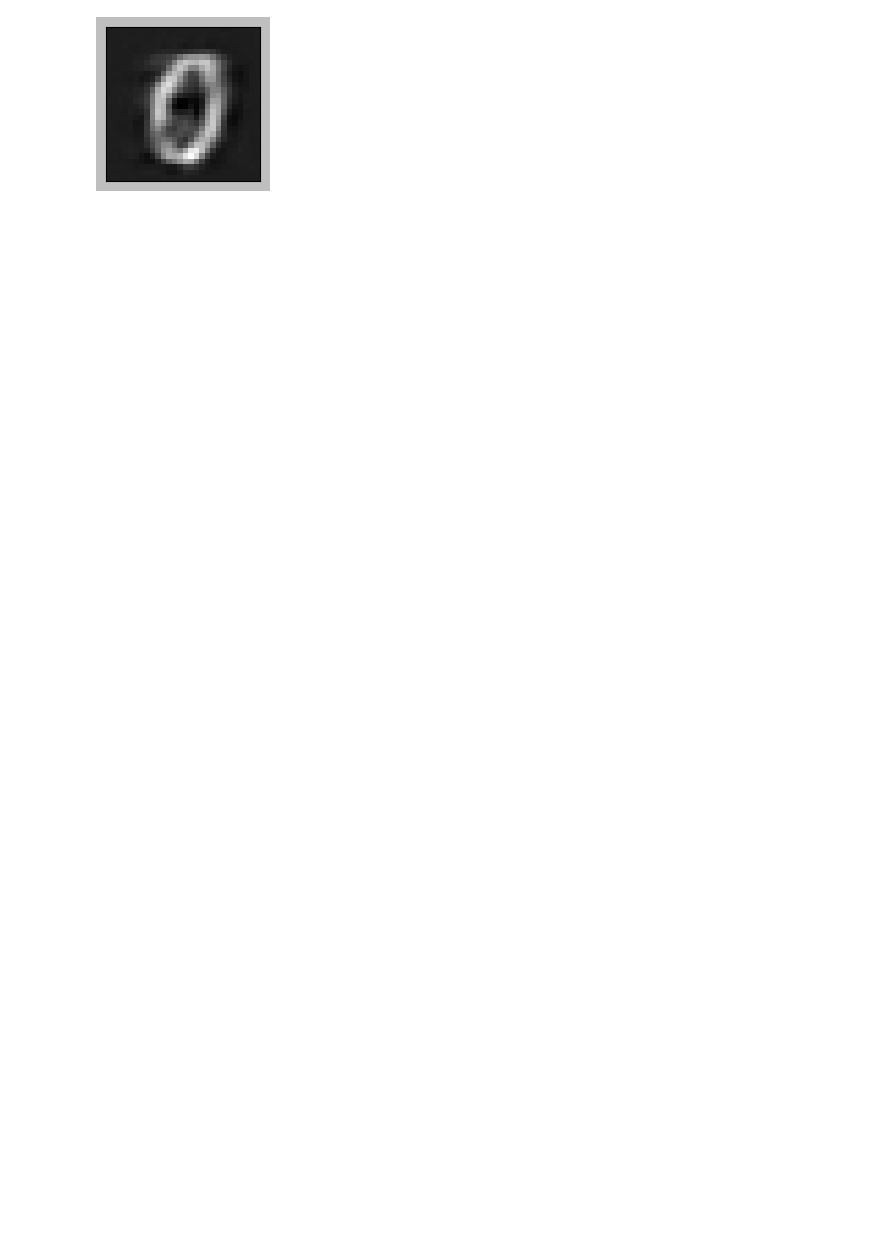
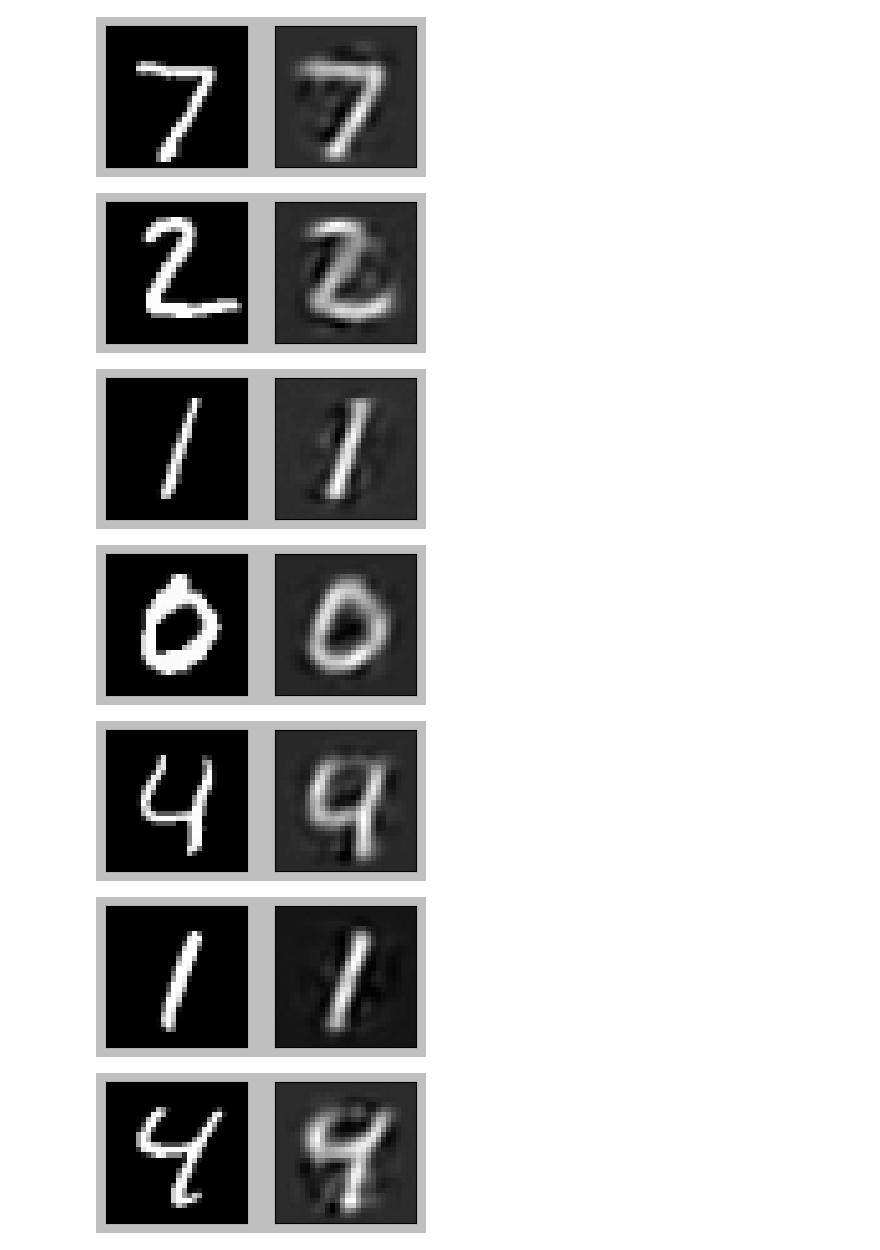
Before and after one commit to chris-santiago/dlwpt, a Jupyter notebook: notebooks/basic_autoencoder.ipynb, the cells around one changed output. Cells and saved outputs as stored; diff of their text form; code cells hidden in the pictures; blank space fills up the shorter version.

```diff
--- a/notebooks/basic_autoencoder.ipynb
+++ b/notebooks/basic_autoencoder.ipynb
@@ -57,13 +55,27 @@ with plt.style.context('grayscale'):
+# %%
+def plot_images(a, b):
+    with plt.style.context('grayscale'):
+        fig, ax = plt.subplots(1,2, figsize=(4,4))
+        ax[0].tick_params(left = False, right = False, labelleft = False,labelbottom = False, bottom = False)
+        ax[1].tick_params(left = False, right = False, labelleft = False,labelbottom = False, bottom = False)
+        ax[0].imshow(a)
+        ax[1].imshow(b)
+# %%
+batch = next(iter(eval_loader))
 # %%
+images = []
 mod.eval()
 with torch.no_grad():
-    img_ae = mod.predict(img[None, None, :].to(torch.float32).to(device))
+    for i, x in enumerate(batch[0]):
+        images.append((x.squeeze(), mod.predict(x.unsqueeze(0).to(torch.float32).to(device)).squeeze()))
-# %%
-with plt.style.context('grayscale'):
-    img = train.dataset.data[0]
-    plt.figure(figsize=(2, 2))
-    plt.tick_params(left = False, right = False, labelleft = False,labelbottom = False, bottom = False)
-    plt.imshow(img_ae.cpu().squeeze())
-    plt.show()
-# %% [output]
-[figure, removed]
+# %%
+for img in images:
+    plot_images(img[0], img[1].cpu())
+# %% [output]
+[figure, added]
+[figure, added]
+[figure, added]
+[figure, added]
+[figure, added]
+[figure, added]
+[figure, added]
```
Also changed, not shown: parts of 13 cells of this notebook, 2 other files.
